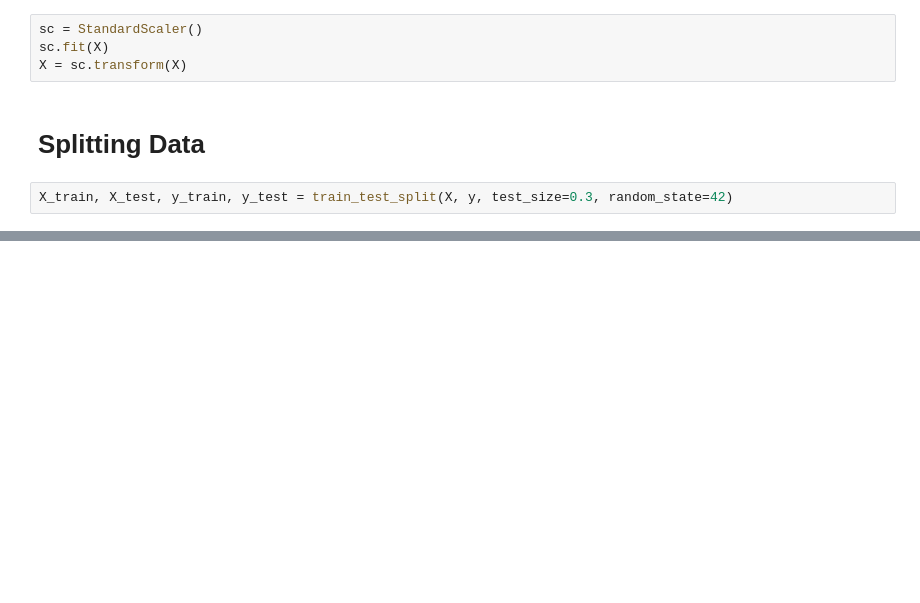
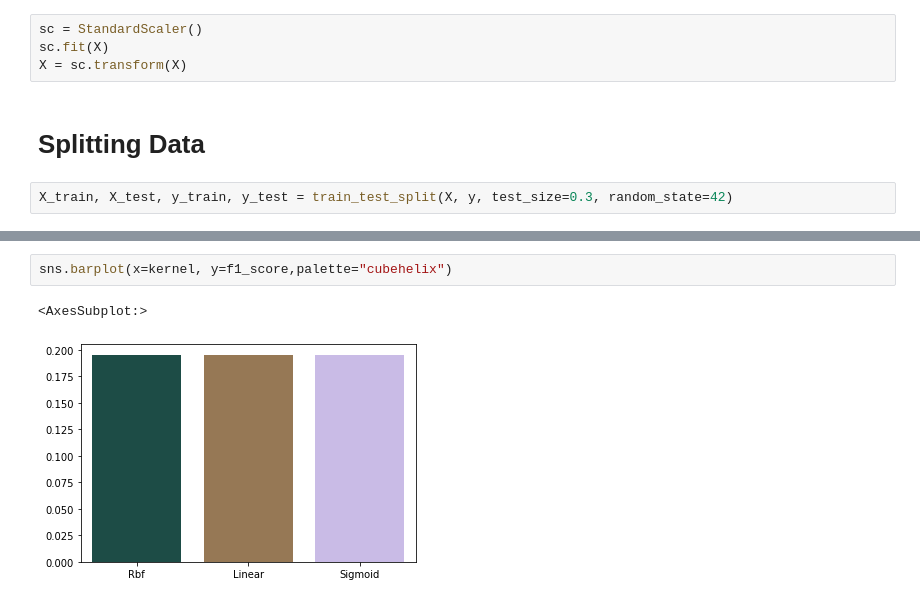
Before and after one commit to HarshitKmr10/IOSD_ML_Task, a Jupyter notebook: iosd-svm-task.ipynb, the cells around one changed output, grey strips where cells are left out. Saved outputs shown, nothing was run; the diff lists cells and outputs as text; blank space fills up the shorter version.

```diff
--- a/iosd-svm-task.ipynb
+++ b/iosd-svm-task.ipynb
@@ -270,0 +313,5 @@ weighted avg       0.84      0.84      0.84     27251
+# %%
+sns.barplot(x=kernel, y=f1_score,palette="cubehelix")
+# %% [output]
+<AxesSubplot:>
+[figure, added]
```
Also changed, not shown: parts of 30 cells of this notebook.
